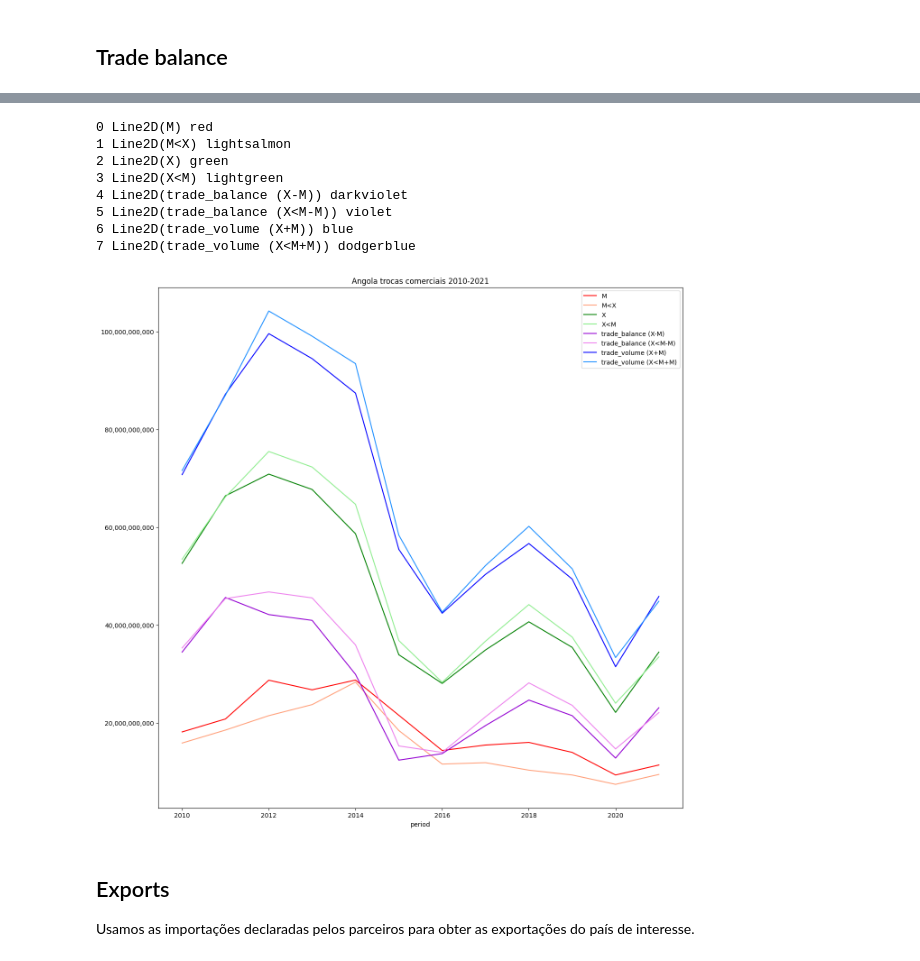
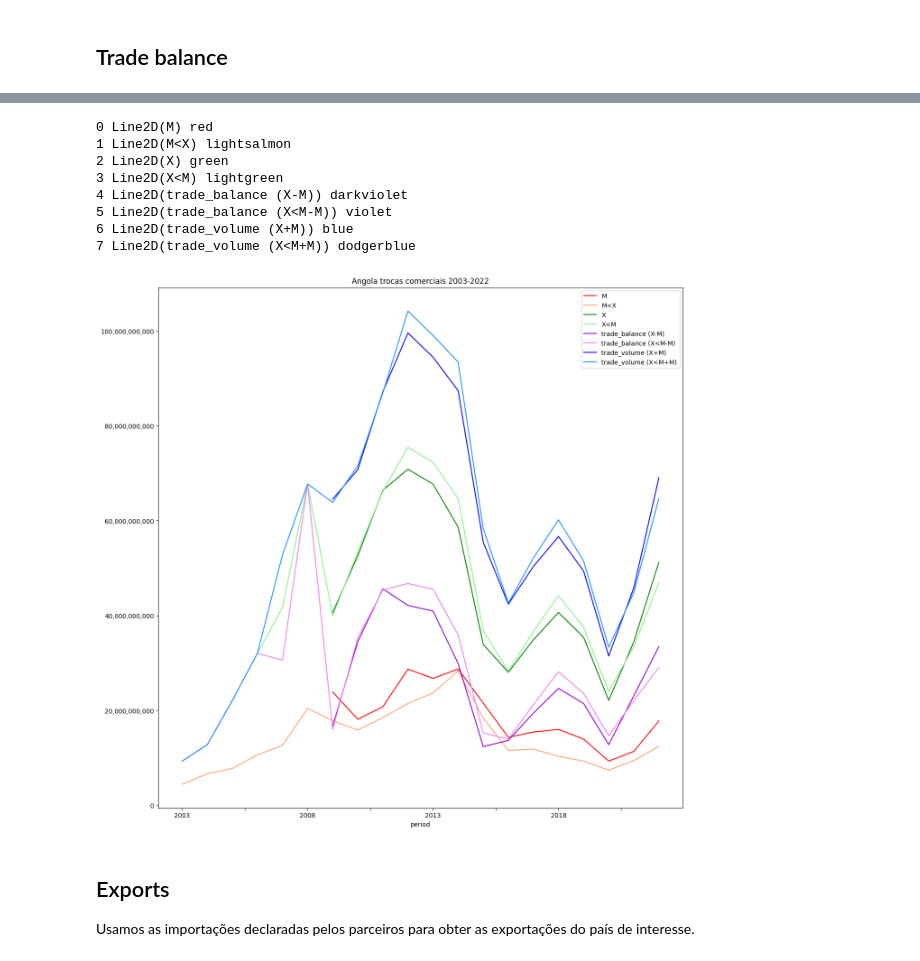
Before and after one commit to joaquimrcarvalho/cipf-comtrade, a Jupyter notebook: country_trade_profile.ipynb, the cells around one changed output, grey strips where cells are left out. Cells and saved outputs as stored; diff of their text form; code cells hidden in the pictures.

```diff
--- a/country_trade_profile.ipynb
+++ b/country_trade_profile.ipynb
@@ -20,9 +20,10 @@ Choose country and years of interest
 # %%
 import comtradetools
 
-country_of_interest = comtradetools.encode_country("Angola")
-country_of_interest_desc = comtradetools.COUNTRY_CODES[country_of_interest]
 
-years_of_interest=comtradetools.year_range(2010,2021)
-print(country_of_interest_desc, years_of_interest)
+country_of_interest_name = 'Angola'
+country_of_interest = comtradetools.encode_country(country_of_interest_name)
+
+years_of_interest=comtradetools.year_range(2003,2023)
+print(country_of_interest_name, years_of_interest)
 # %% [output]
@@ -49,4 +50,5 @@ for period in periods:
 
 
 global_trade = global_trade.replace(0, np.nan)
+cols_of_interest = global_trade.columns
 # %% [output]
@@ -86,0 +57,4 @@ global_trade
+# %%
+global_trade['varM_perc']=global_trade['M']/global_trade['M<X']
+global_trade['varX_perc']=global_trade['X']/global_trade['X<M']
+global_trade
@@ -92,34 +85,34 @@ global_trade.to_excel(excel_file)
 # %%
 import matplotlib.pyplot as plt
 import matplotlib.ticker as ticker
 
 start_year=global_trade.index.min()
 end_year=global_trade.index.max()
-title=f"{country_of_interest_desc} trocas comerciais {start_year}-{end_year}"
-plotfile = f"reports/{country_of_interest_desc}_trade_profile_{start_year}-{end_year}.png"
-fig = global_trade.plot.line(figsize=(15,15),title=title)
+title=f"{country_of_interest_name} trocas comerciais {start_year}-{end_year}"
+plotfile = f"reports/{country_of_interest_name}_trade_profile_{start_year}-{end_year}.png"
+fig = global_trade[cols_of_interest].plot.line(figsize=(15,15),title=title)
 # see https://matplotlib.org/stable/gallery/color/named_colors.html
-colors = ['red','lightsalmon','green','lightgreen','darkviolet','violet','blue','dodgerblue']
+colors = ['red','lightsalmon','green','lightgreen','darkviolet','violet','blue','dodgerblue','orange','gold','black','grey']
 for i, line in enumerate(fig.get_lines()):
     print(i, line, colors[i])
     line.set_color(colors[i])
 
 formatter = ticker.StrMethodFormatter('{x:,.0f}')
 fig.yaxis.set_major_formatter(formatter)
 fig.legend(list(global_trade.columns.astype(str)))
 
 plt.savefig(plotfile)
 plt.show()
 # %% [output]
 0 Line2D(M) red
 1 Line2D(M<X) lightsalmon
 2 Line2D(X) green
 3 Line2D(X<M) lightgreen
 4 Line2D(trade_balance (X-M)) darkviolet
 5 Line2D(trade_balance (X<M-M)) violet
 6 Line2D(trade_volume (X+M)) blue
 7 Line2D(trade_volume (X<M+M)) dodgerblue
-[figure, old version]
+[figure, new version]
 # %% [markdown]
 ## Exports
 
```
Also changed, not shown: parts of 14 cells of this notebook, 24 other files.
